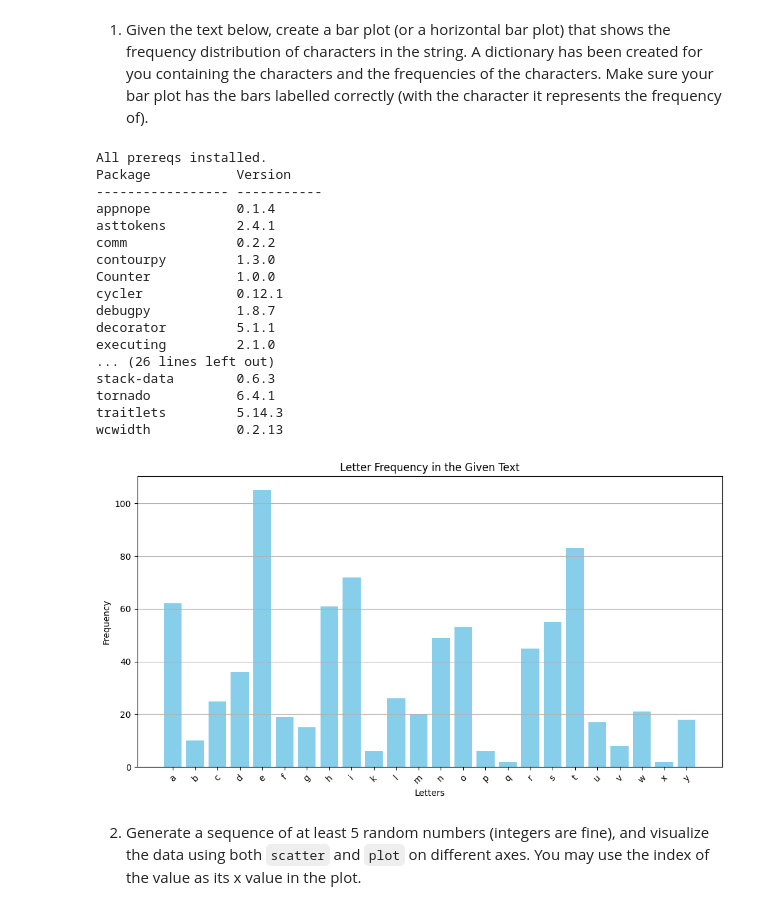
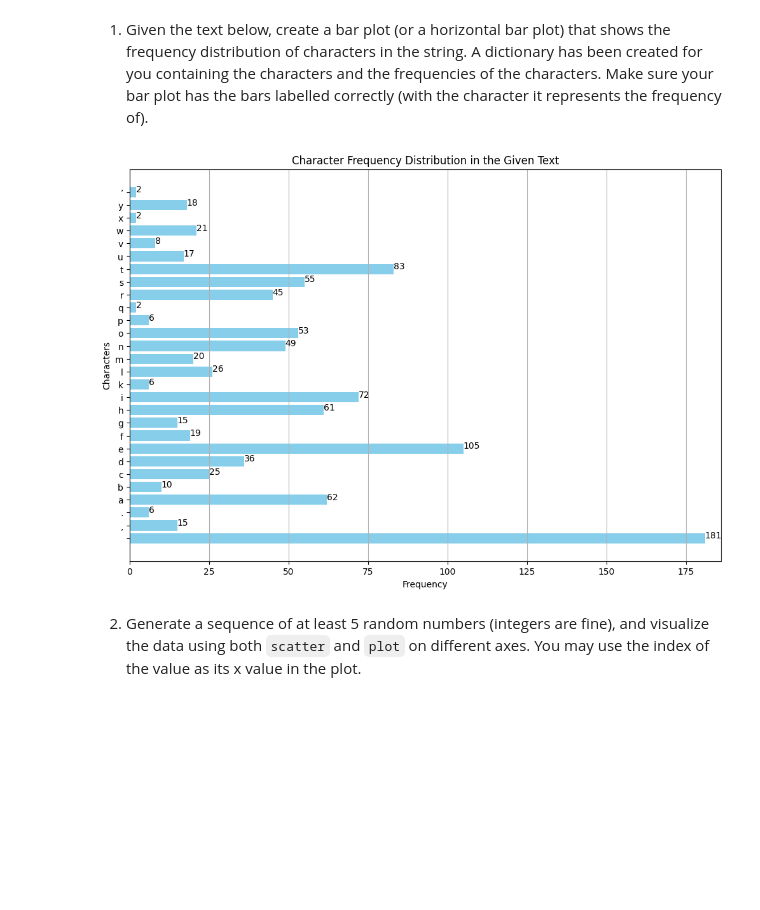
Before and after one commit to katehuntsman/web-project-03-huntsman, a Jupyter notebook: pyplot.ipynb, the cells around one changed output. Saved outputs shown, nothing was run; the diff lists cells and outputs as text; code cells hidden in the pictures; blank space fills up the shorter version.

Commit message:
updated pyplot

```diff
--- a/pyplot.ipynb
+++ b/pyplot.ipynb
@@ -16,58 +43,33 @@ For all of these questions, your plots must have an appropriate title and labele
 1. Given the text below, create a bar plot (or a horizontal bar plot) that shows the frequency distribution of characters in the string.
 A dictionary has been created for you containing the characters and the frequencies of the characters.
 Make sure your bar plot has the bars labelled correctly (with the character it represents the frequency of).
-# %%
-from collections import Counter
-from random import randint
-import matplotlib.pyplot as plt
-
-print('All prereqs installed.')
-!pip list
-# %% [output]
-All prereqs installed.
-Package           Version
------------------ -----------
-appnope           0.1.4
-asttokens         2.4.1
-comm              0.2.2
-contourpy         1.3.0
-Counter           1.0.0
-cycler            0.12.1
-debugpy           1.8.7
-decorator         5.1.1
-executing         2.1.0
-... (26 lines left out)
-stack-data        0.6.3
-tornado           6.4.1
-traitlets         5.14.3
-wcwidth           0.2.13
 # %%
-from collections import Counter
 TEXT = "At three o’clock precisely I was at Baker Street, but Holmes had not yet returned. The landlady informed me that he had left the house shortly after eight o’clock in the morning. I sat down beside the fire, however, with the intention of awaiting him, however long he might be. I was already deeply interested in his inquiry, for, though it was surrounded by none of the grim and strange features which were associated with the two crimes which I have already recorded, still, the nature of the case and the exalted station of his client gave it a character of its own. Indeed, apart from the nature of the investigation which my friend had on hand, there was something in his masterly grasp of a situation, and his keen, incisive reasoning, which made it a pleasure to me to study his system of work, and to follow the quick, subtle methods by which he disentangled the most inextricable mysteries. So accustomed was I to his invariable success that the very possibility of his failing had ceased to enter into my head.".lower()
 
-# Convert text to lowercase and count letter frequencies
-letter_freq = dict(Counter(TEXT.lower()))
+# Count character frequencies
+char_freq = dict(Counter(TEXT))
 
-# Filter out non-letter characters
-letter_freq = {k: v for k, v in letter_freq.items() if k.isalpha()}
+# Sort the dictionary by key (characters)
+sorted_chars = sorted(char_freq.keys())
+sorted_freq = [char_freq[char] for char in sorted_chars]
 
-# Sort the dictionary by key (letters)
-sorted_letters = sorted(letter_freq.keys())
-sorted_freq = [letter_freq[letter] for letter in sorted_letters]
+# Create the horizontal bar plot
+plt.figure(figsize=(12, 8))
+plt.barh(sorted_chars, sorted_freq, color='skyblue')
+plt.title('Character Frequency Distribution in the Given Text')
+plt.xlabel('Frequency')
+plt.ylabel('Characters')
+plt.xlim(0, max(sorted_freq) + 5)  # Add some padding on the x-axis for better readability
 
-# Create the bar plot
-plt.figure(figsize=(12, 6))
-plt.bar(sorted_letters, sorted_freq, color='skyblue')
-plt.title('Letter Frequency in the Given Text')
-plt.xlabel('Letters')
-plt.ylabel('Frequency')
-plt.xticks(rotation=45)  # Rotate x-tick labels for better readability
-plt.grid(axis='y')
+# Add data labels on the bars
+for index, value in enumerate(sorted_freq):
+    plt.text(value, index, str(value))
 
 # Show the plot
+plt.grid(axis='x')
 plt.show()
 # %% [output]
-[figure, old version]
+[figure, new version]
 # %% [markdown]
 2. Generate a sequence of at least 5 random numbers (integers are fine), and visualize the data using both `scatter` and `plot` on different axes.  You may use the index of the value as its x value in the plot.
 # %%
```
Also changed, not shown: parts of 2 cells of this notebook.
